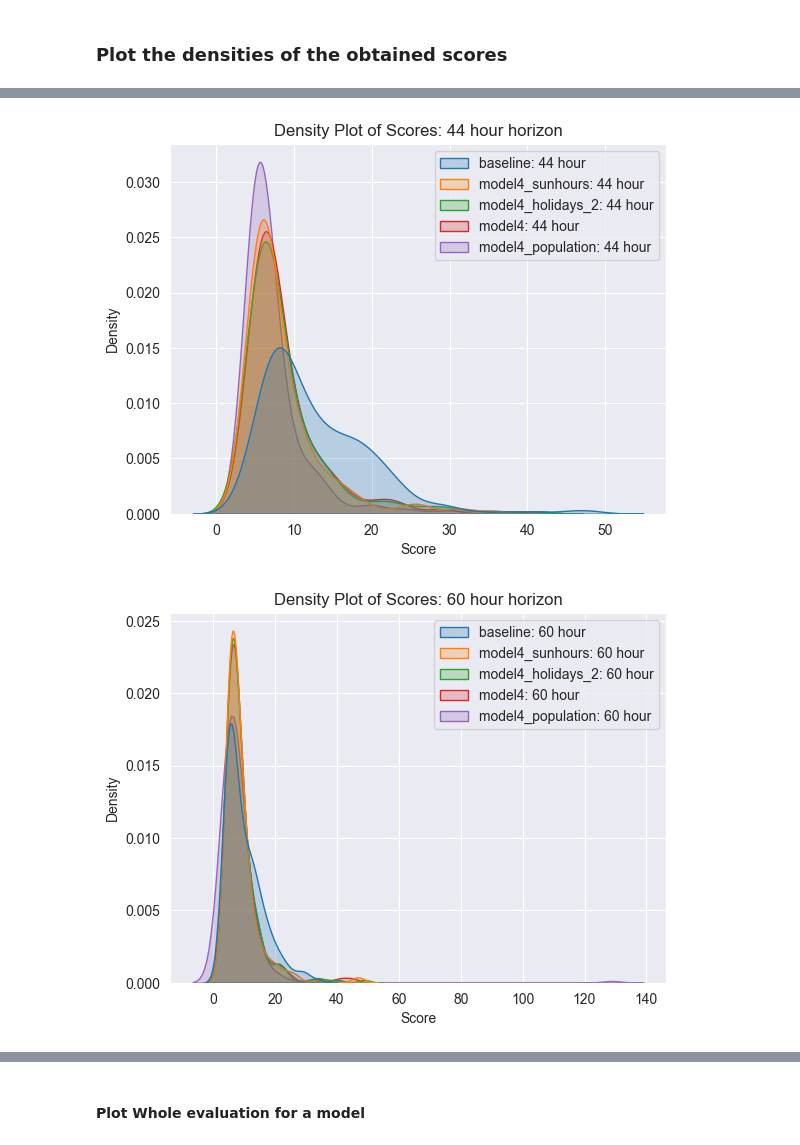
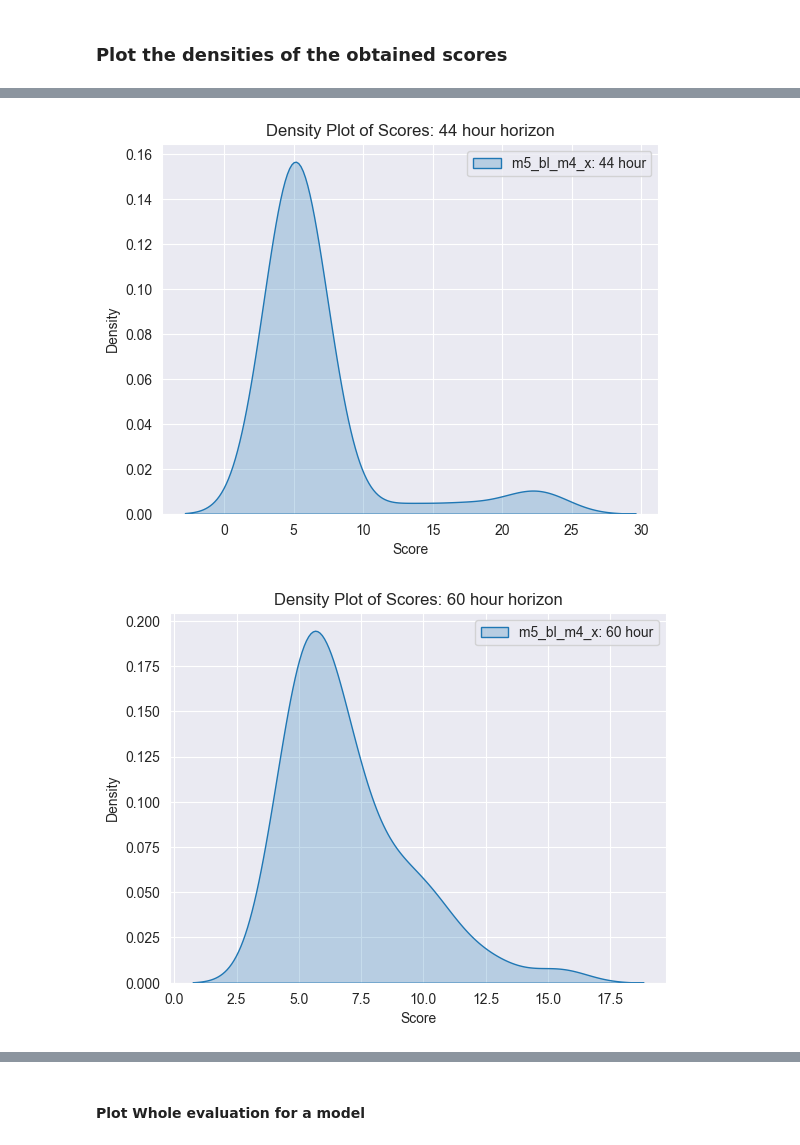
Before and after one commit to EliasKng/PTSFC, a Jupyter notebook: Energy/cross_validate_energy.ipynb, the cells around one changed output, grey strips where cells are left out. Cells and saved outputs as stored; diff of their text form; code cells hidden in the pictures.

Commit message:
Create submission file (And fix mix_models)

```diff
--- a/Energy/cross_validate_energy.ipynb
+++ b/Energy/cross_validate_energy.ipynb
@@ -131,11 +139,11 @@ evaluate_models(models, df_cval, last_x=200, weeks=True)
 # %% [markdown]
 ### Save evaluations in pkl file
 # %%
-with open('./Model evaluations/bl_m4_sun_holiday_population.pkl', 'wb') as f:
+with open('./Model evaluations/mm_m5_bl_m4_x.pkl', 'wb') as f:
     pickle.dump(models, f)
 
-# with open('./Model evaluations/bl_m3_MM-bl-m3.pkl', 'rb') as f:
-#     models = pickle.load(f)
+# with open('./Model evaluations/m4_pop_m5.pkl', 'rb') as f:
+#     models2 = pickle.load(f)
 # %% [markdown]
 ### Create a table that only contains the different scores of the different models
 # %%
@@ -161,8 +169,8 @@ score_df
 # %% [markdown]
 ### Plot the densities of the obtained scores
 # %%
-# models_display = ['model4','model4_holidays_2']
-models_display = ['baseline', 'model4_sunhours', 'model4_holidays_2', 'model4', 'model4_population']
+models_display = ['m5_bl_m4_x']
+# models_display = ['baseline', 'model4_sunhours', 'model4_holidays_2', 'model4', 'model4_population']
 for h in [str(h) + " hour" for h in [36, 40, 44, 60, 64, 68]]:
     # sns.kdeplot(data=score_df.loc[:,[f'baseline: {h}',f'model3: {h}',f'MM_baseline_model3: {h}']], fill=True)
     sns.kdeplot(data=score_df.loc[:,[f'{m}: {h}' for m in models_display]], fill=True)
@@ -181,2 +189,2 @@ for h in [str(h) + " hour" for h in [36, 40, 44, 60, 64, 68]]:
-[figure, old version]
+[figure, new version]
-[figure, old version]
+[figure, new version]
```
Also changed, not shown: parts of 9 cells of this notebook, 3 other files.
